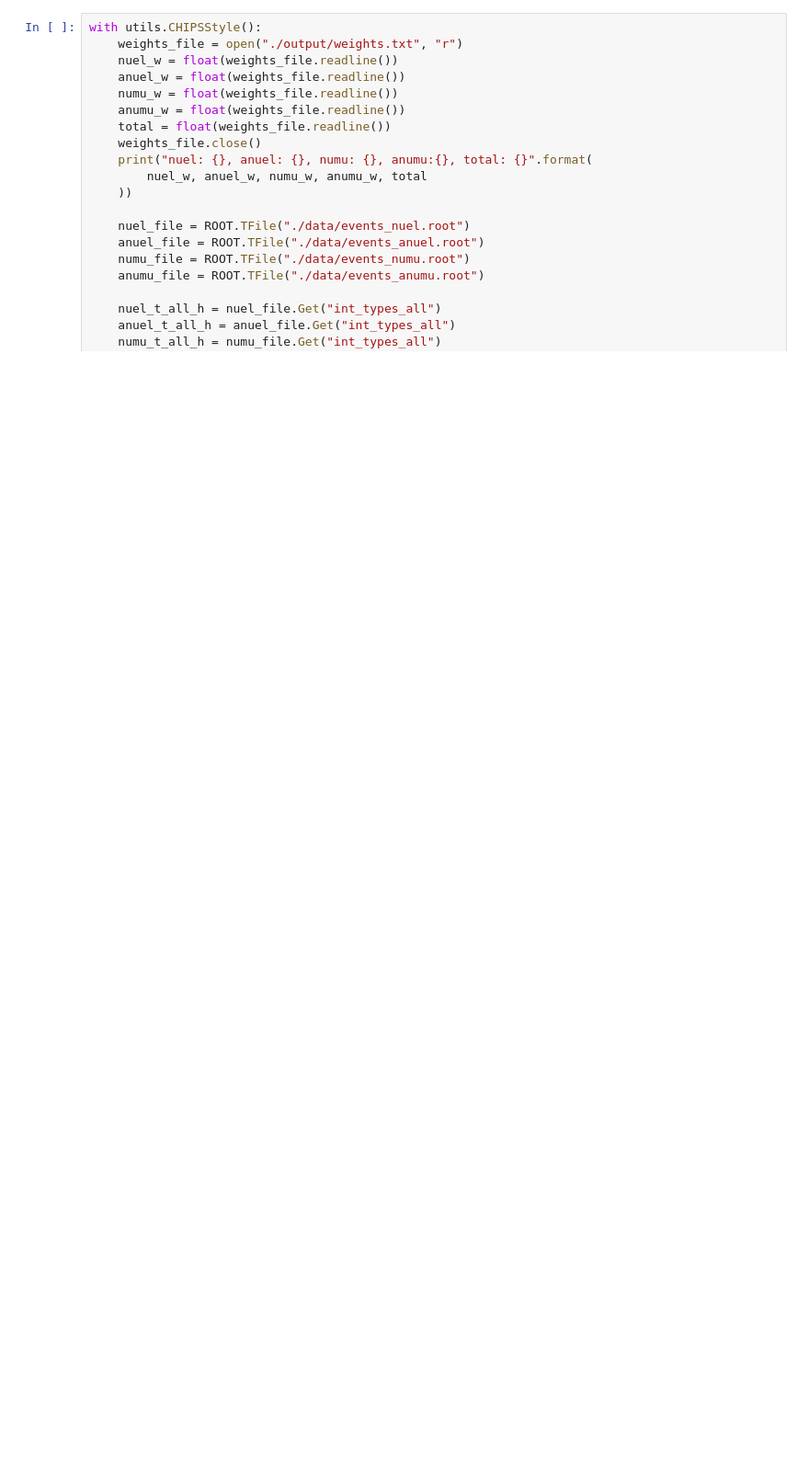
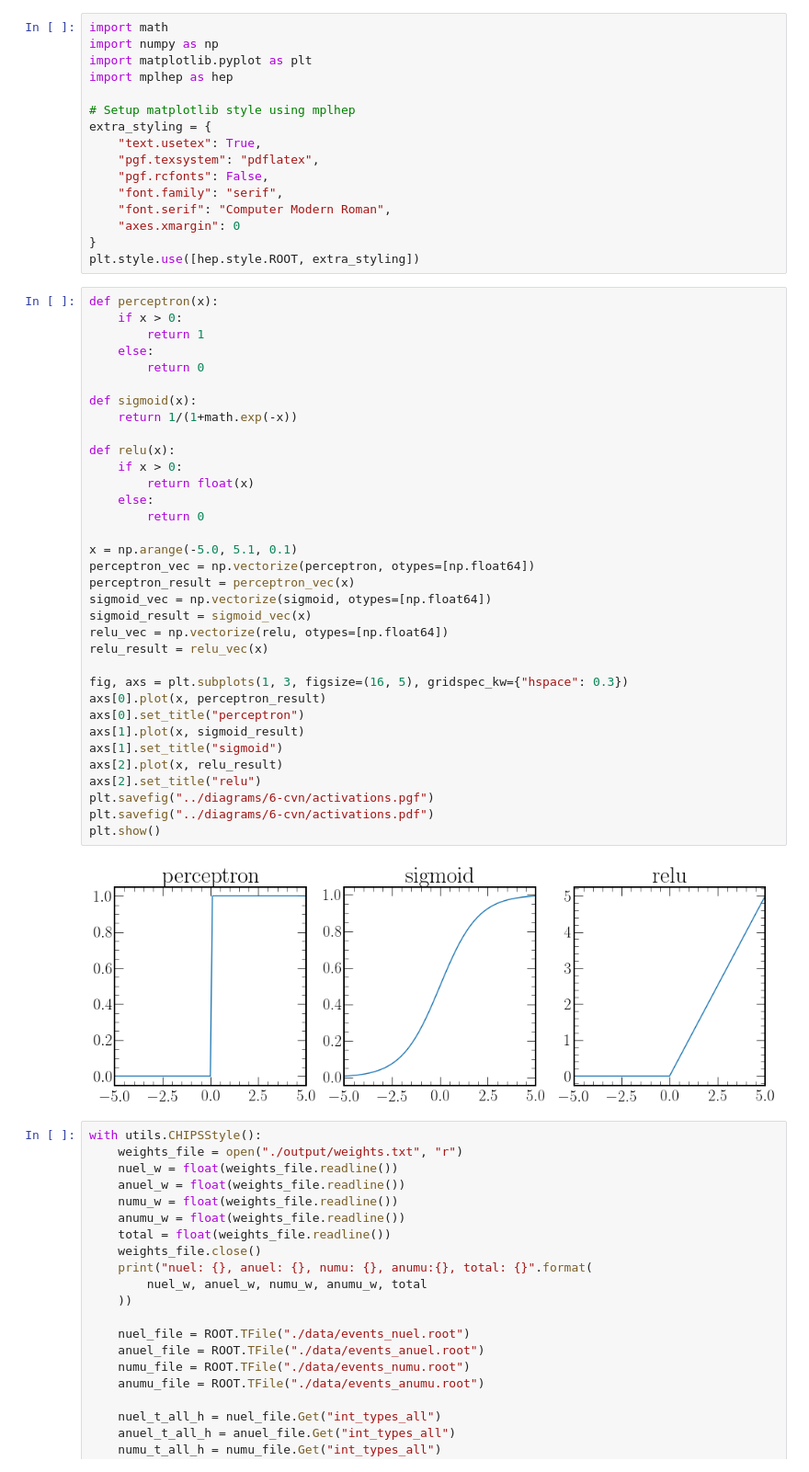
Before and after one commit to joshtingey/phd-thesis, a Jupyter notebook: notebooks/6-cvn.ipynb, the cells around one changed output. Shown: that part at 92% size. Saved outputs shown, nothing was run; the diff lists cells and outputs as text; blank space fills up the shorter version.

Commit message:
feat: added cvn diagrams and notes

```diff
--- a/notebooks/6-cvn.ipynb
+++ b/notebooks/6-cvn.ipynb
@@ -6,3 +1,55 @@ Current Time = 13:55:22
+# %%
+import math
+import numpy as np
+import matplotlib.pyplot as plt
+import mplhep as hep
+
+# Setup matplotlib style using mplhep
+extra_styling = {
+    "text.usetex": True,
+    "pgf.texsystem": "pdflatex",
+    "pgf.rcfonts": False,
+    "font.family": "serif",
+    "font.serif": "Computer Modern Roman",
+    "axes.xmargin": 0
+}
+plt.style.use([hep.style.ROOT, extra_styling])
+# %%
+def perceptron(x):
+    if x > 0:
+        return 1
+    else:
+        return 0
+
+def sigmoid(x):
+    return 1/(1+math.exp(-x))
+
+def relu(x):
+    if x > 0:
+        return float(x)
+    else:
+        return 0
+
+x = np.arange(-5.0, 5.1, 0.1)
+perceptron_vec = np.vectorize(perceptron, otypes=[np.float64])
+perceptron_result = perceptron_vec(x)
+sigmoid_vec = np.vectorize(sigmoid, otypes=[np.float64])
+sigmoid_result = sigmoid_vec(x)
+relu_vec = np.vectorize(relu, otypes=[np.float64])
+relu_result = relu_vec(x)
+
+fig, axs = plt.subplots(1, 3, figsize=(16, 5), gridspec_kw={"hspace": 0.3})
+axs[0].plot(x, perceptron_result)
+axs[0].set_title("perceptron")
+axs[1].plot(x, sigmoid_result)
+axs[1].set_title("sigmoid")
+axs[2].plot(x, relu_result)
+axs[2].set_title("relu")
+plt.savefig("../diagrams/6-cvn/activations.pgf")
+plt.savefig("../diagrams/6-cvn/activations.pdf")
+plt.show()
+# %% [output]
+[figure, added]
 # %%
 with utils.CHIPSStyle():
     weights_file = open("./output/weights.txt", "r")
```
Also changed, not shown: parts of 1 cell of this notebook, 16 other files.
